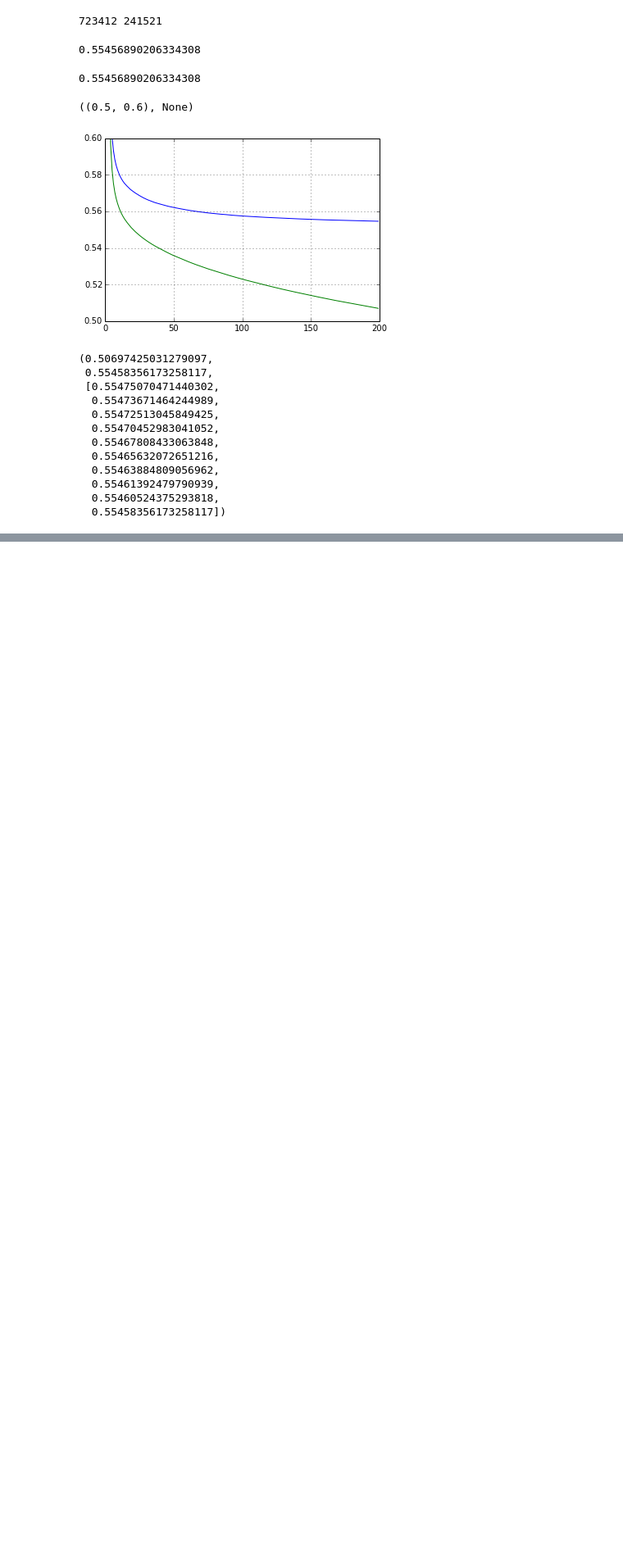
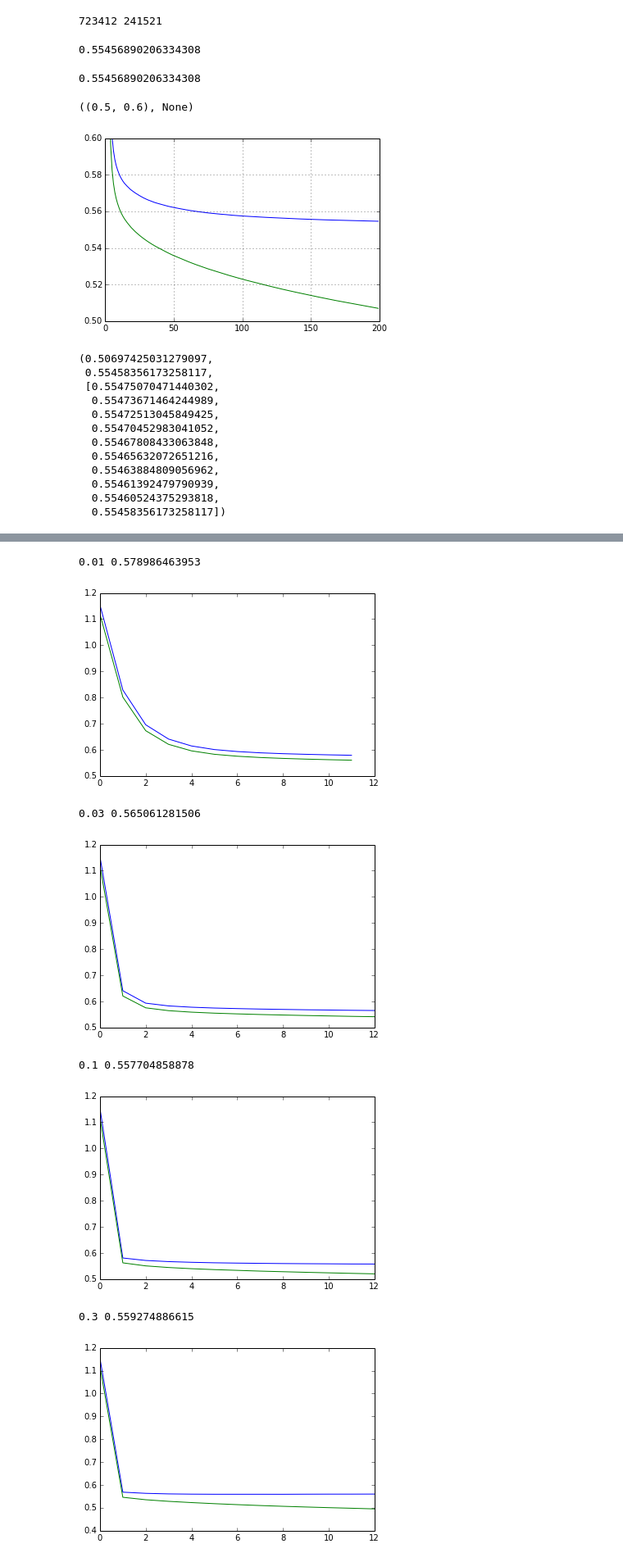
Before and after one commit to arogozhnikov/OBDT, a Jupyter notebook: pruning/MSE_ranking.ipynb, the cells around one changed output, grey strips where cells are left out. Shown at 82% size. Saved outputs shown, nothing was run; the diff lists cells and outputs as text; code cells hidden in the pictures; blank space fills up the shorter version.

```diff
--- a/pruning/MSE_ranking.ipynb
+++ b/pruning/MSE_ranking.ipynb
@@ -92,0 +94,10 @@ min(mses_ef[0]), min(mses_ef[1]), mses_ef[1][-10:]
+# %%
+ef_collection = {}
+# %%
+%%time
+from rep_ef.estimators import EventFilterRegressor
+for reg in [0.01, 0.03, 0.1, 0.3]:
+    ef = EventFilterRegressor(iterations=600, connection='test_connection', dataset_name='letor-{random}',
+                              regularization=reg)
+    ef.fit(Xtr, Ytr)
+    ef_collection[reg] = ef
@@ -92,0 +107,14 @@ min(mses_ef[0]), min(mses_ef[1]), mses_ef[1][-10:]
+# %%
+for reg, clf in sorted(ef_collection.iteritems()):
+    mses_tr, mses_ts = plot_mse_curves(clf)
+    print reg, min(mses_ts)
+    show()
+# %% [output]
+0.01 0.578986463953
+[figure, added]
+0.03 0.565061281506
+[figure, added]
+0.1 0.557704858878
+[figure, added]
+0.3 0.559274886615
+[figure, added]
```
Also changed, not shown: parts of 4 cells of this notebook.
